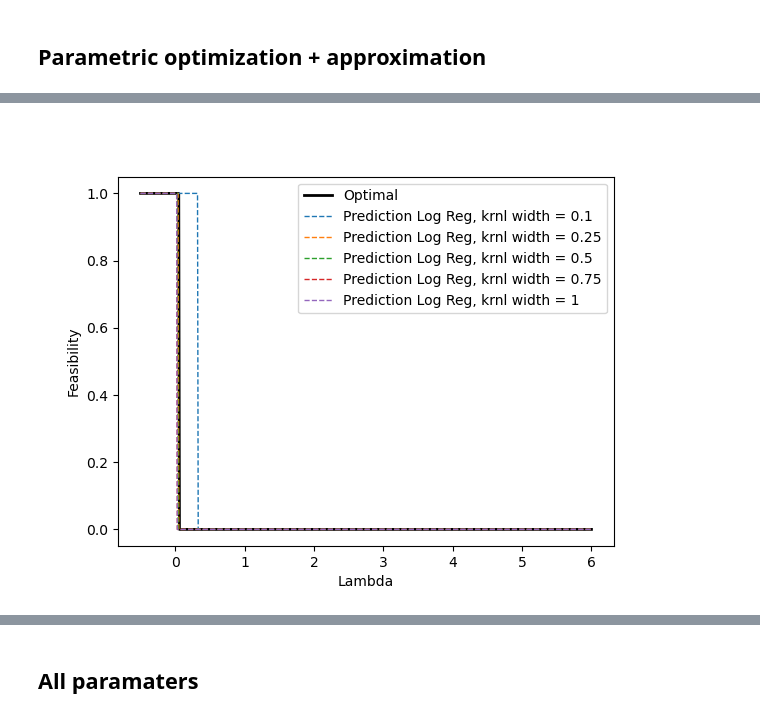
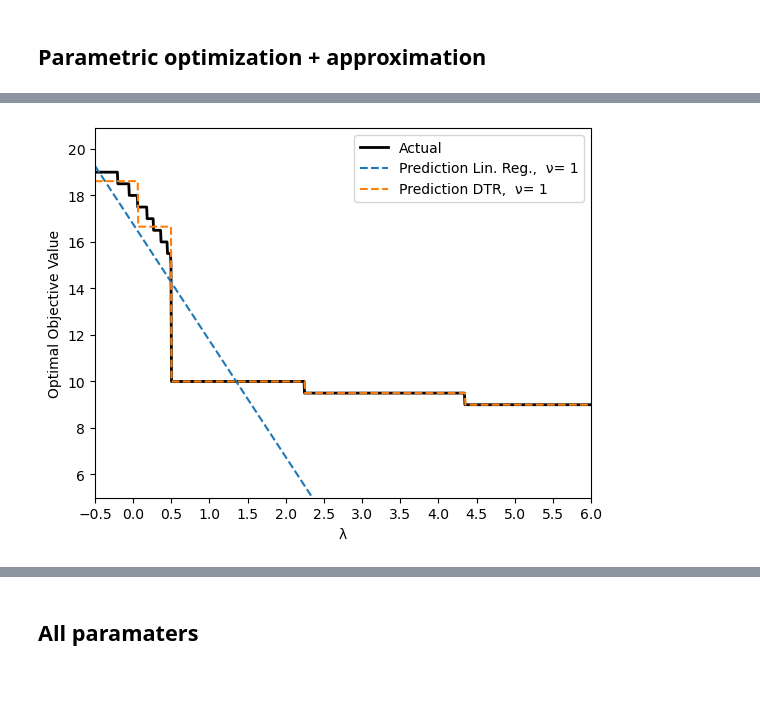
Before and after one commit to daanotto/CLEMO, a Jupyter notebook: Knapsack_experiments.ipynb, the cells around one changed output, grey strips where cells are left out. Cells and saved outputs as stored; diff of their text form; code cells hidden in the pictures; blank space fills up the shorter version.

```diff
--- a/Knapsack_experiments.ipynb
+++ b/Knapsack_experiments.ipynb
@@ -417,12 +255,14 @@ DTR, Kernel size: 1.5 .  wMSE: 0.01264360106606923 .  local MSE: 0.03
-# %%
-fig = plt.figure()
-plt.plot(x_test, y_fsb, color = 'black', linestyle = '-', label = "Optimal", linewidth =2)
-for kr_w in krnl_wdth[:-2]:
-    plt.plot(x_test, fsb_d[str(kr_w)], label = 'Prediction Log Reg, krnl width = ' + str(kr_w), linestyle = '--', linewidth =1)
-
-plt.legend()
-plt.xlabel("Lambda")
-plt.ylabel("Feasibility")
-plt.show()
-# %% [output]
-[figure, removed]
+# %%
+# Plot value found by optimization model, DTR predictions, Linear Regression predictions for one proximity parameter
+plt.plot(lambda_plot, y_plot_bin, color = 'black', linestyle = '-', label = "Actual", linewidth =2)
+plt.plot(lambda_plot, y_plot_LR_bin['Width: '+str(1)], label = 'Prediction Lin. Reg.,  \u03BD= ' + str(1), linestyle = '--', linewidth =1.5)
+plt.plot(lambda_plot, y_plot_DTR_bin['Width: '+str(1)], label = 'Prediction DTR,  \u03BD= ' + str(1), linestyle = '--', linewidth =1.5)
+plt.legend()
+plt.xlabel("\u03BB")
+plt.ylabel("Optimal Objective Value")
+plt.ylim(5)
+plt.xlim(-.5,6)
+plt.xticks(np.arange(min(lambda_plot), max(lambda_plot)+.5, .5))
+plt.show()
+# %% [output]
+[figure, added]
```
Also changed, not shown: parts of 102 cells of this notebook, 5 other files.
